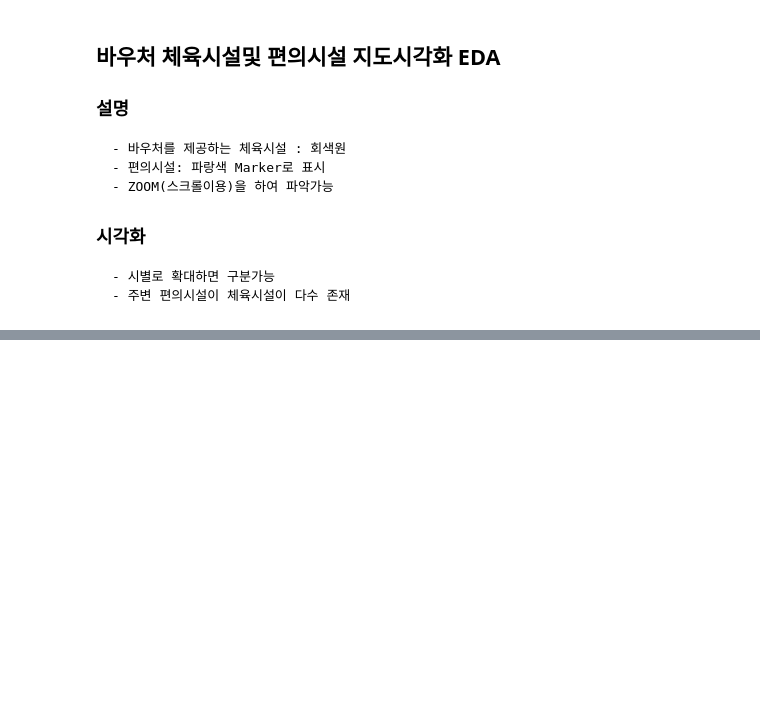
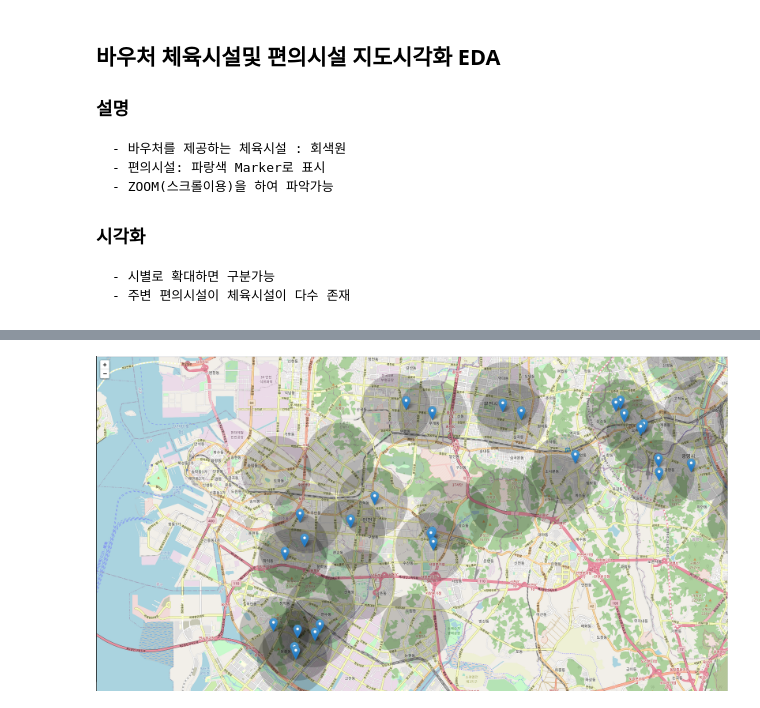
Before and after one commit to dokdin/Portfolio2, a Jupyter notebook: Code/EDA.ipynb, the cells around one changed output, grey strips where cells are left out. Saved outputs shown, nothing was run; the diff lists cells and outputs as text; code cells hidden in the pictures; blank space fills up the shorter version.

```diff
--- a/Code/EDA.ipynb
+++ b/Code/EDA.ipynb
@@ -437,0 +434,7 @@ m.save('편의시설.html')
+# %%
+from PIL import Image
+incheon=Image.open("인천_편의시설.png")
+# %%
+incheon
+# %% [output]
+[figure, added]
```
Also changed, not shown: parts of 2 cells of this notebook.
